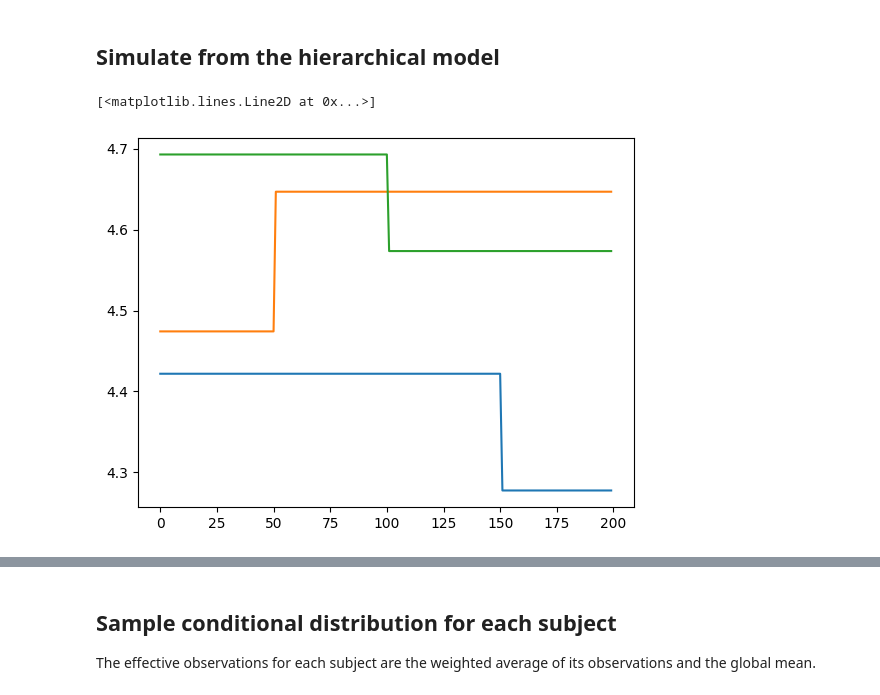
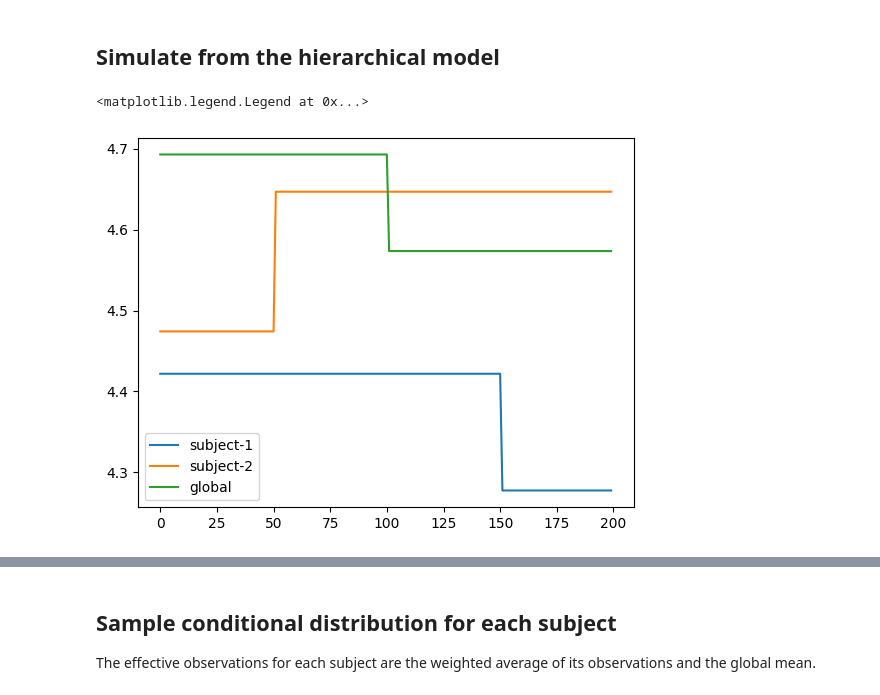
Before and after one commit to emdupre/bayes-ca, a Jupyter notebook: experiments/hierarchical_stagger_jump.ipynb, the cells around one changed output, grey strips where cells are left out. Cells and saved outputs as stored; diff of their text form; code cells hidden in the pictures.

```diff
--- a/experiments/hierarchical_stagger_jump.ipynb
+++ b/experiments/hierarchical_stagger_jump.ipynb
@@ -45,22 +45,23 @@ subj_obs = tfd.Normal(true_subj_means, jnp.sqrt(sigmasq_obs)).sample(seed=this_k
 # %%
 subject_seq = true_subj_means[0]
 first_state, second_state = jnp.unique(subject_seq)
 padding = jnp.repeat(second_state, 50)
 rolled  = jnp.append(padding, subject_seq)[:200]
 true_subj_one = rolled
 
 subject_seq = true_subj_means[1]
 first_state, second_state = jnp.unique(subject_seq)
 padding = jnp.repeat(second_state, 50)
 rolled  = jnp.append(subject_seq, padding)[50:]
 true_subj_two = rolled
 
-plt.plot(true_subj_one)
-plt.plot(true_subj_two)
-plt.plot(true_global_means)
+plt.plot(true_subj_one, label='subject-1')
+plt.plot(true_subj_two, label='subject-2')
+plt.plot(true_global_means, label='global')
+plt.legend()
 # %% [output]
-[<matplotlib.lines.Line2D at 0x...>]
+<matplotlib.legend.Legend at 0x...>
-[figure, old version]
+[figure, new version]
 # %%
 true_subj_means = jnp.stack((true_subj_one, true_subj_two), axis=0)
 
```
Also changed, not shown: parts of 9 cells of this notebook.
